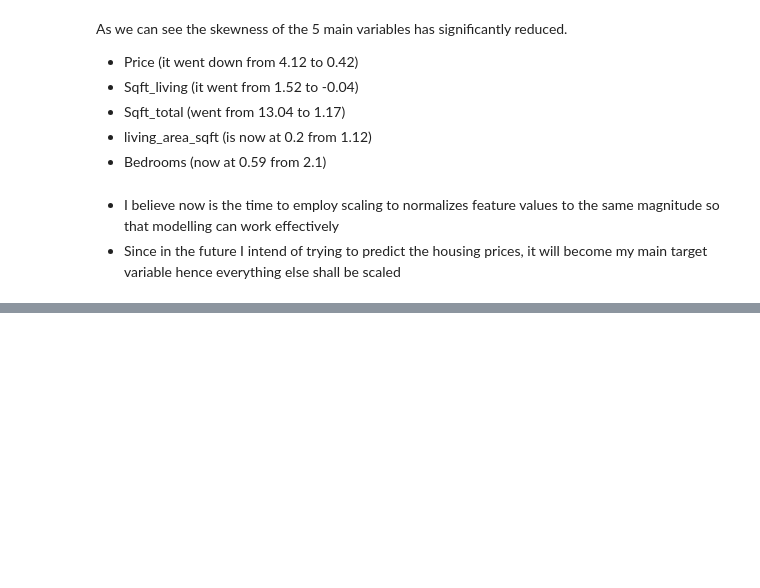
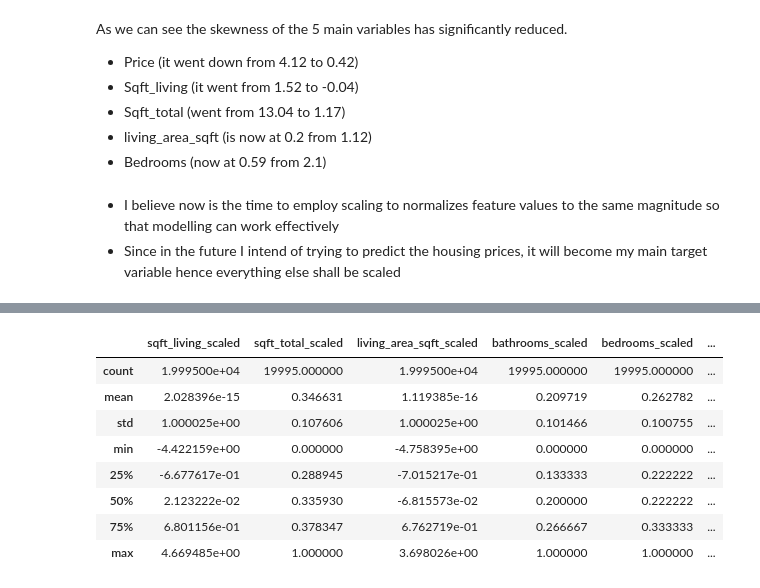
Before and after one commit to OmerTDK/Paris-Housing-Analysis, a Jupyter notebook: Analysis.ipynb, the cells around one changed output, grey strips where cells are left out. Drawn from its saved outputs; the diff is of its cells as text; code cells hidden in the pictures; blank space fills up the shorter version.

```diff
--- a/Analysis.ipynb
+++ b/Analysis.ipynb
@@ -472,0 +507,38 @@ As we can see the skewness of the 5 main variables has significantly reduced.
+# %%
+# Scale sqft_living using StandardScaler
+# Justification: Symmetric-ish distribution after log transform; common for linear models
+df_scaled['sqft_living_scaled'] = standard_scaler.fit_transform(df_scaled[['sqft_living_log']])
+
+# Scale sqft_total using MinMaxScaler
+# Justification: Data still slightly skewed and has wide range; MinMaxScaler retains distribution and is good for neural nets/distance-based models
+df_scaled['sqft_total_scaled'] = minmax_scaler.fit_transform(df_scaled[['sqft_total_log']])
+
+# Scale living_area_sqft using StandardScaler
+# Justification: After log transformation it is approximately normal, so StandardScaler works well
+df_scaled['living_area_sqft_scaled'] = standard_scaler.fit_transform(df_scaled[['living_area_log']])
+
+# Scale bathrooms using MinMaxScaler
+# Justification: Feature is already within a limited range and contains decimals; MinMaxScaler preserves proportions
+df_scaled['bathrooms_scaled'] = minmax_scaler.fit_transform(df_scaled[['bathrooms']])
+
+# Scale bedrooms using MinMaxScaler
+# Justification: Small integer range, easy to interpret with MinMax, not highly skewed now after capping
+df_scaled['bedrooms_scaled'] = minmax_scaler.fit_transform(df_scaled[['bedrooms']])
+
+# Scale price_log using StandardScaler
+# Justification: After log transform, price resembles a normal distribution
+df_scaled['price_scaled'] = standard_scaler.fit_transform(df_scaled[['price_log']])
+
+# Preview the scaled data
+df_scaled[['sqft_living_scaled', 'sqft_total_scaled', 'living_area_sqft_scaled',
+           'bathrooms_scaled', 'bedrooms_scaled', 'price_scaled']].describe()
+# %% [output]
+|  | sqft_living_scaled | sqft_total_scaled | living_area_sqft_scaled | bathrooms_scaled | bedrooms_scaled | ... |
+| count | 1.999500e+04 | 19995.000000 | 1.999500e+04 | 19995.000000 | 19995.000000 | ... |
+| mean | 2.028396e-15 | 0.346631 | 1.119385e-16 | 0.209719 | 0.262782 | ... |
+| std | 1.000025e+00 | 0.107606 | 1.000025e+00 | 0.101466 | 0.100755 | ... |
+| min | -4.422159e+00 | 0.000000 | -4.758395e+00 | 0.000000 | 0.000000 | ... |
+| 25% | -6.677617e-01 | 0.288945 | -7.015217e-01 | 0.133333 | 0.222222 | ... |
+| 50% | 2.123222e-02 | 0.335930 | -6.815573e-02 | 0.200000 | 0.222222 | ... |
+| 75% | 6.801156e-01 | 0.378347 | 6.762719e-01 | 0.266667 | 0.333333 | ... |
+| max | 4.669485e+00 | 1.000000 | 3.698026e+00 | 1.000000 | 1.000000 | ... |
```
Also changed, not shown: parts of 6 cells of this notebook.
